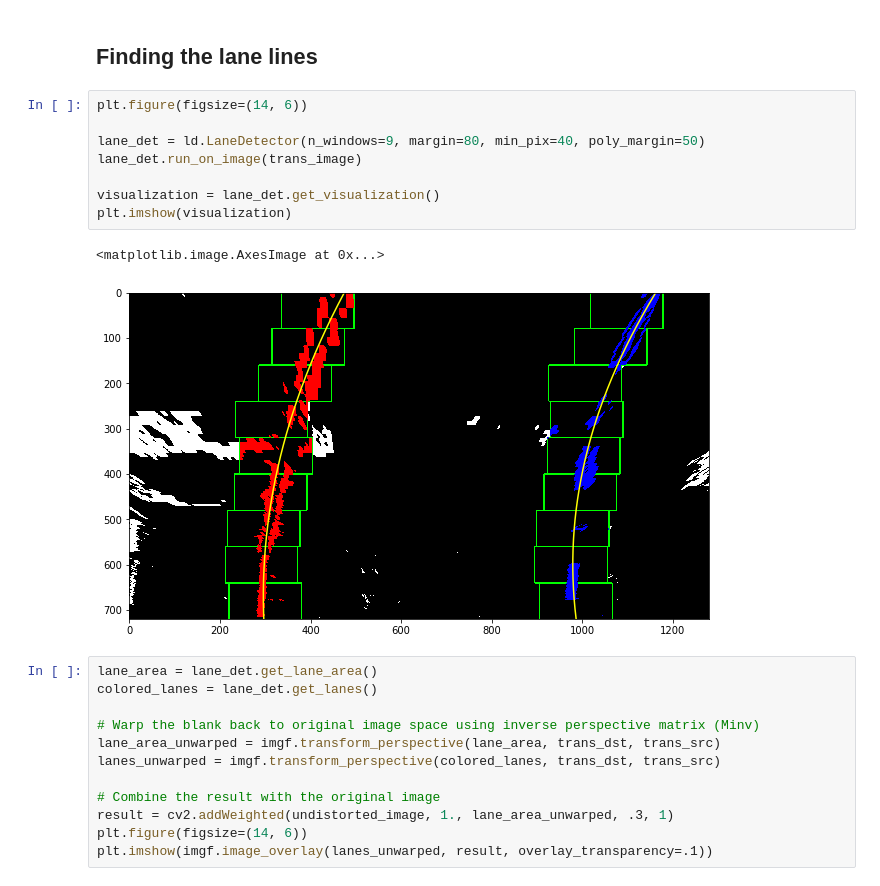
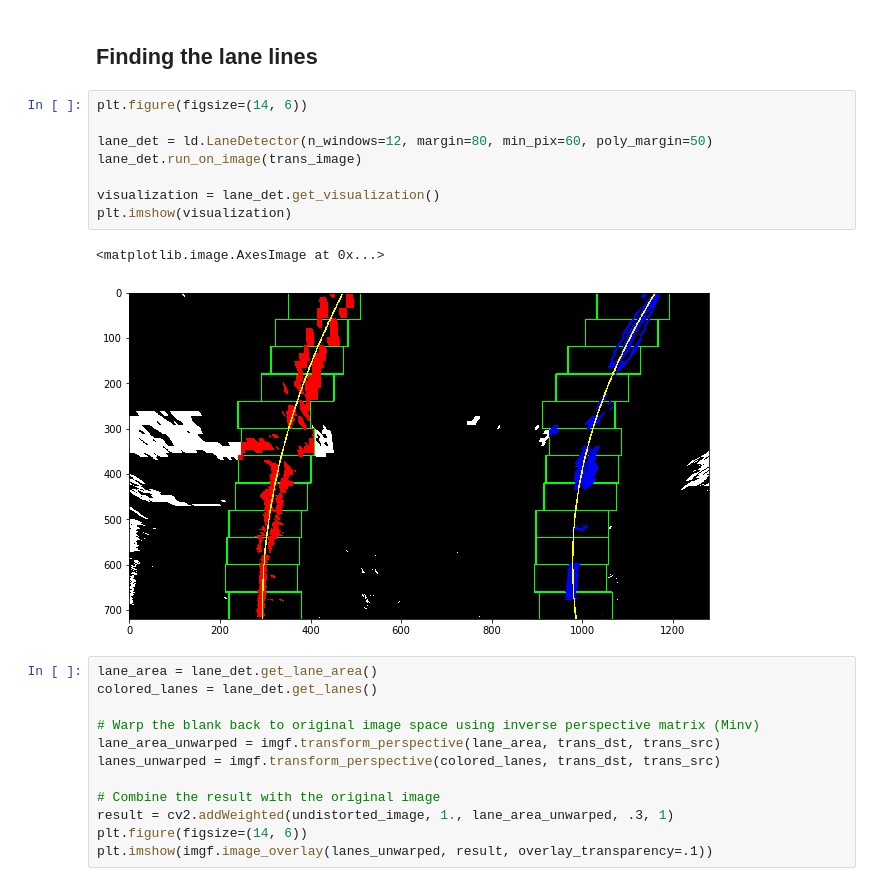
Before and after one commit to Pyrax/CarND-Advanced-Lane-Lines, a Jupyter notebook: src/lane_finding.ipynb, the cells around one changed output. Saved outputs shown, nothing was run; the diff lists cells and outputs as text.

```diff
--- a/src/lane_finding.ipynb
+++ b/src/lane_finding.ipynb
@@ -181,14 +183,14 @@ plt.fill(trans_dst[:,0], trans_dst[:,1]-.5, edgecolor='r', fill=False)
 # %%
 plt.figure(figsize=(14, 6))
 
-lane_det = ld.LaneDetector(n_windows=9, margin=80, min_pix=40, poly_margin=50)
+lane_det = ld.LaneDetector(n_windows=12, margin=80, min_pix=60, poly_margin=50)
 lane_det.run_on_image(trans_image)
 
 visualization = lane_det.get_visualization()
 plt.imshow(visualization)
 # %% [output]
 <matplotlib.image.AxesImage at 0x...>
-[figure, old version]
+[figure, new version]
 # %%
 lane_area = lane_det.get_lane_area()
 colored_lanes = lane_det.get_lanes()
```
Also changed, not shown: parts of 2 cells of this notebook, 1 other file.
